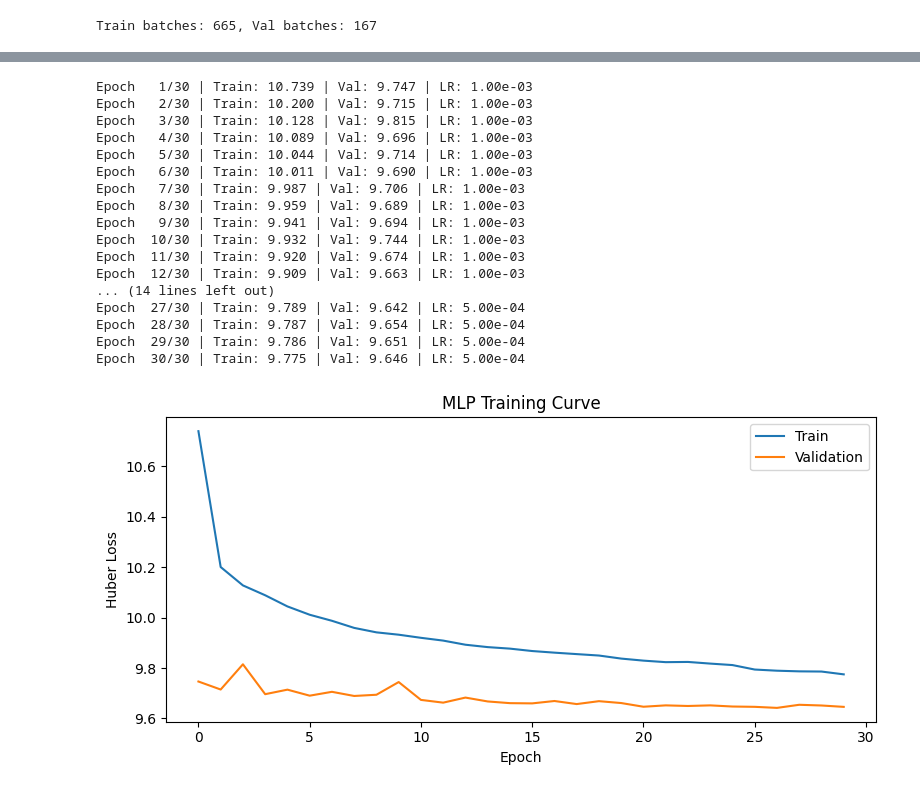
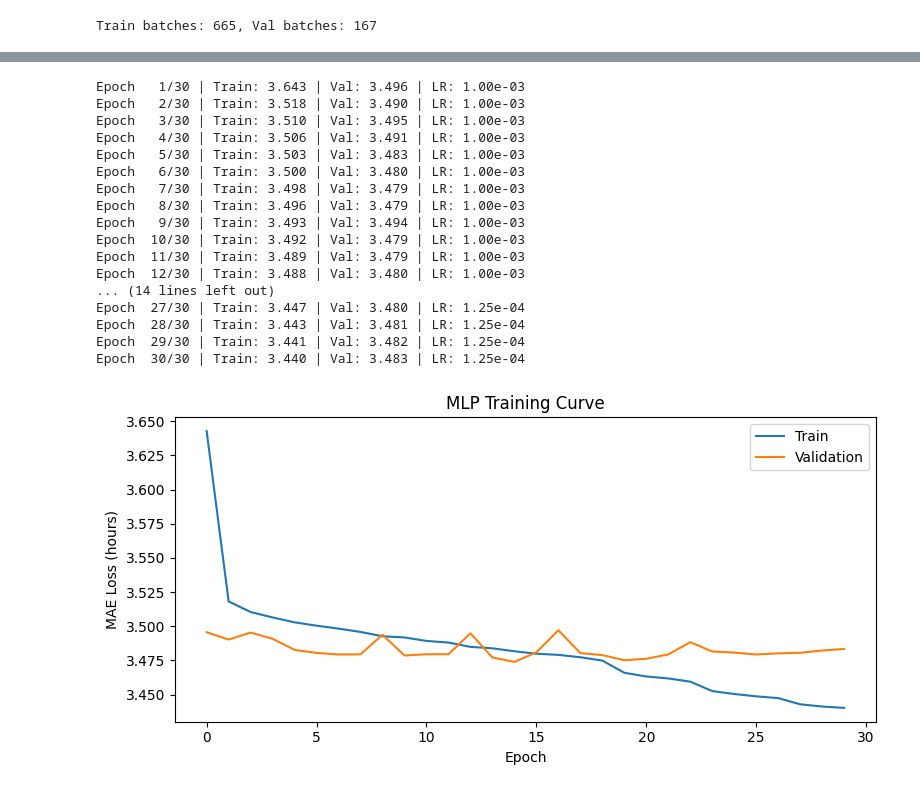
Before and after one commit to alicoppe/deep-learning-imputation, a Jupyter notebook: notebooks/mika/length_of_stay_prediction.ipynb, the cells around one changed output, grey strips where cells are left out. Saved outputs shown, nothing was run; the diff lists cells and outputs as text; code cells hidden in the pictures.

```diff
--- a/notebooks/mika/length_of_stay_prediction.ipynb
+++ b/notebooks/mika/length_of_stay_prediction.ipynb
@@ -127,21 +57,4 @@ Max outtime: 2212-04-06 14:20:00
 # %%
-df['stay_len'] = (pd.to_datetime(df['outtime']) - pd.to_datetime(df['intime'])).dt.total_seconds() / 3600.0
-
-# Remove rows with negative or zero stay lengths
-n_before = len(df)
-df = df[df['stay_len'] > 0]
-n_after = len(df)
-print(f"Removed {n_before - n_after} rows with non-positive stay lengths")
-print(f"Remaining rows: {n_after}")
-print(f"\nStay length stats (hours):")
-print(df['stay_len'].describe())
-
-# Drop temporary datetime columns — no longer needed and waste memory
-df.drop(columns=['intime_dt', 'outtime_dt'], inplace=True)
-
-# --- Set N_SAMPLE = None to train on the full dataset ---
-N_SAMPLE = None
-if N_SAMPLE is not None:
-    df = df.sample(n=N_SAMPLE, random_state=42)
-    print(f"\nSubsampled to {N_SAMPLE} rows for fast testing.")
+print(f"Stay length stats (hours):")
+print(df["stay_len"].describe())
 # %% [output]
@@ -159,14 +69,15 @@ min           0.016667
 max         493.069444
 Name: stay_len, dtype: float64
 # %%
-id_cols    = ['stay_id', 'subject_id_stay', 'hadm_id', 'subject_id']
-cat_cols   = ['gender', 'race', 'arrival_transport']  # disposition excluded: it's end-of-visit data, not available at triage
-time_cols  = ['intime']   # will be encoded as cyclical features
-target_col = 'stay_len'
-# outtime leaks the target; chiefcomplaint is unstructured free text (excluded)
+target_col        = 'stay_len'
+id_cols           = ID_COLS
+cat_cols          = [c for c in CAT_COLS if c != 'disposition']  # disposition excluded: end-of-visit data, not available at triage
+feat_numeric_cols = [c for c in NUMERIC_COLS if c != target_col]  # exclude target from features
+time_cols         = ['intime']  # outtime excluded: leaks the target; encoded as cyclical features below
+# TEXT_COLS (chiefcomplaint) excluded: unstructured free text
 
 print("Categorical columns:", cat_cols)
-print("Numeric columns:    ", NUMERIC_COLS)
+print("Numeric columns:    ", feat_numeric_cols)
 print("Time columns:       ", time_cols)
 print("Target:             ", target_col)
 # %% [output]
@@ -198,7 +109,7 @@ time_features = pd.DataFrame({
 cat_encoded = pd.get_dummies(df[cat_cols], prefix=cat_cols, drop_first=False, dtype=float)
 
 # --- Numeric features: impute missing values with each column's median ---
-numeric_df = df[NUMERIC_COLS].copy().apply(lambda col: col.fillna(col.median()))
+numeric_df = df[feat_numeric_cols].copy().apply(lambda col: col.fillna(col.median()))
 
 # --- Combine into final feature matrix ---
 X = pd.concat([time_features, cat_encoded, numeric_df], axis=1)
@@ -289,9 +200,9 @@ class MLP(nn.Module):
         return self.net(x)
 # %%
 input_dim = X_train.shape[1]
-model     = MLP(input_dim, hidden_dims=[256, 128, 64], dropout=0.3).to(device)
-criterion = nn.HuberLoss(delta=5.0)
-optimizer = torch.optim.Adam(model.parameters(), lr=1e-3, weight_decay=1e-4)
+model     = MLP(input_dim, hidden_dims=[256, 128, 64], dropout=0.0).to(device)
+criterion = nn.L1Loss()
+optimizer = torch.optim.Adam(model.parameters(), lr=1e-3)
 scheduler = torch.optim.lr_scheduler.ReduceLROnPlateau(
     optimizer, mode='min', patience=3, factor=0.5, min_lr=1e-5
 )
@@ -327,51 +238,51 @@ for epoch in range(EPOCHS):
     running_loss = 0.0
     for X_batch, y_batch in train_loader:
         X_batch, y_batch = X_batch.to(device), y_batch.to(device)
         optimizer.zero_grad()
         pred = model(X_batch).squeeze()
         loss = criterion(pred, y_batch)
         loss.backward()
         optimizer.step()
         running_loss += loss.item() * len(X_batch)
 
     model.eval()
     with torch.no_grad():
         val_loss = criterion(model(X_val_t).squeeze(), y_val_t).item()
 
     train_losses.append(running_loss / len(train_dataset))
     val_losses.append(val_loss)
     scheduler.step(val_loss)
 
     lr = optimizer.param_groups[0]['lr']
     print(f"Epoch {epoch+1:3d}/{EPOCHS} | Train: {train_losses[-1]:.3f} | Val: {val_loss:.3f} | LR: {lr:.2e}")
 
 plt.figure(figsize=(8, 4))
 plt.plot(train_losses, label='Train')
 plt.plot(val_losses, label='Validation')
 plt.xlabel('Epoch')
-plt.ylabel('Huber Loss')
+plt.ylabel('MAE Loss (hours)')
 plt.title('MLP Training Curve')
 plt.legend()
 plt.tight_layout()
 # %% [output]
-Epoch   1/30 | Train: 10.739 | Val: 9.747 | LR: 1.00e-03
-Epoch   2/30 | Train: 10.200 | Val: 9.715 | LR: 1.00e-03
-Epoch   3/30 | Train: 10.128 | Val: 9.815 | LR: 1.00e-03
-Epoch   4/30 | Train: 10.089 | Val: 9.696 | LR: 1.00e-03
-Epoch   5/30 | Train: 10.044 | Val: 9.714 | LR: 1.00e-03
-Epoch   6/30 | Train: 10.011 | Val: 9.690 | LR: 1.00e-03
-Epoch   7/30 | Train: 9.987 | Val: 9.706 | LR: 1.00e-03
-Epoch   8/30 | Train: 9.959 | Val: 9.689 | LR: 1.00e-03
-Epoch   9/30 | Train: 9.941 | Val: 9.694 | LR: 1.00e-03
-Epoch  10/30 | Train: 9.932 | Val: 9.744 | LR: 1.00e-03
-Epoch  11/30 | Train: 9.920 | Val: 9.674 | LR: 1.00e-03
-Epoch  12/30 | Train: 9.909 | Val: 9.663 | LR: 1.00e-03
+Epoch   1/30 | Train: 3.643 | Val: 3.496 | LR: 1.00e-03
+Epoch   2/30 | Train: 3.518 | Val: 3.490 | LR: 1.00e-03
+Epoch   3/30 | Train: 3.510 | Val: 3.495 | LR: 1.00e-03
+Epoch   4/30 | Train: 3.506 | Val: 3.491 | LR: 1.00e-03
+Epoch   5/30 | Train: 3.503 | Val: 3.483 | LR: 1.00e-03
+Epoch   6/30 | Train: 3.500 | Val: 3.480 | LR: 1.00e-03
+Epoch   7/30 | Train: 3.498 | Val: 3.479 | LR: 1.00e-03
+Epoch   8/30 | Train: 3.496 | Val: 3.479 | LR: 1.00e-03
+Epoch   9/30 | Train: 3.493 | Val: 3.494 | LR: 1.00e-03
+Epoch  10/30 | Train: 3.492 | Val: 3.479 | LR: 1.00e-03
+Epoch  11/30 | Train: 3.489 | Val: 3.479 | LR: 1.00e-03
+Epoch  12/30 | Train: 3.488 | Val: 3.480 | LR: 1.00e-03
 ... (14 lines left out)
-Epoch  27/30 | Train: 9.789 | Val: 9.642 | LR: 5.00e-04
-Epoch  28/30 | Train: 9.787 | Val: 9.654 | LR: 5.00e-04
-Epoch  29/30 | Train: 9.786 | Val: 9.651 | LR: 5.00e-04
-Epoch  30/30 | Train: 9.775 | Val: 9.646 | LR: 5.00e-04
+Epoch  27/30 | Train: 3.447 | Val: 3.480 | LR: 1.25e-04
+Epoch  28/30 | Train: 3.443 | Val: 3.481 | LR: 1.25e-04
+Epoch  29/30 | Train: 3.441 | Val: 3.482 | LR: 1.25e-04
+Epoch  30/30 | Train: 3.440 | Val: 3.483 | LR: 1.25e-04
-[figure, old version]
+[figure, new version]
 # %%
 model.eval()
 with torch.no_grad():
```
Also changed, not shown: parts of 12 cells of this notebook, 1 other file.
